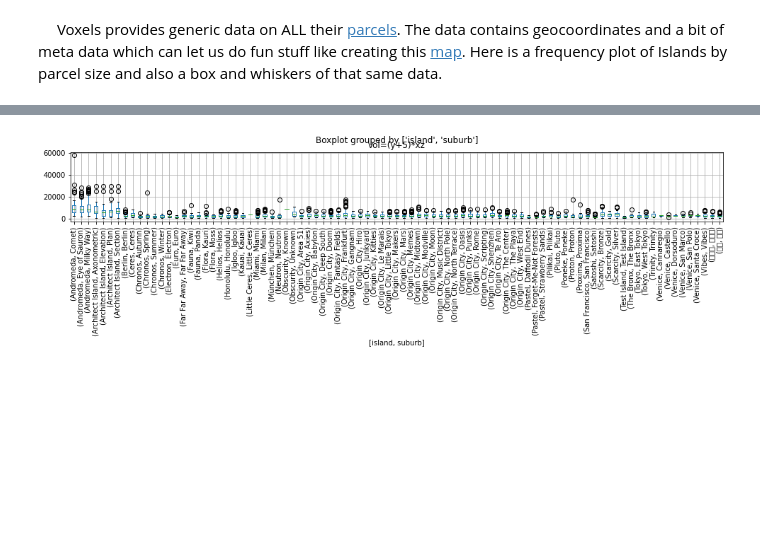
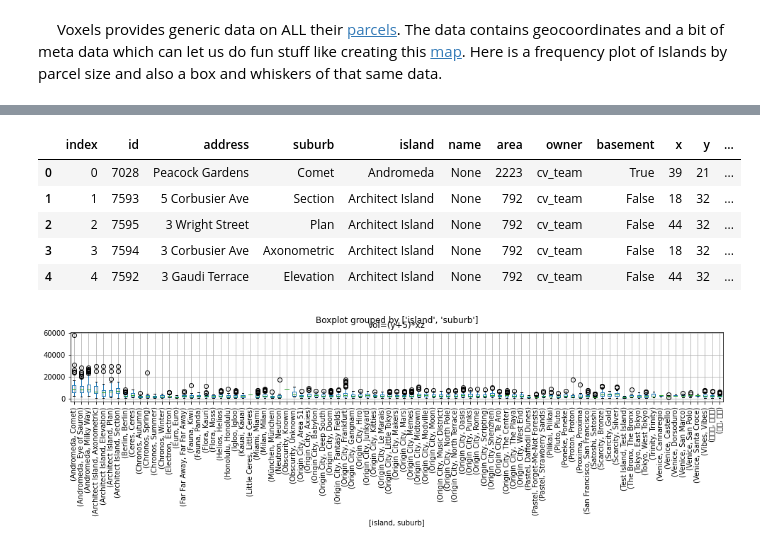
Before and after one commit to 3Diot/3Diot.github.io, a Jupyter notebook: blog/notebooks/002_Parcels.ipynb, the cells around one changed output, grey strips where cells are left out. Drawn from its saved outputs; the diff is of its cells as text; code cells hidden in the pictures; blank space fills up the shorter version.

```diff
--- a/blog/notebooks/002_Parcels.ipynb
+++ b/blog/notebooks/002_Parcels.ipynb
@@ -45,12 +55,21 @@ parcels.head(1)
 # %%
 #hide
 rdf = parcels.copy() #parcels[['id', 'name', 'island','suburb','area','height', 'owner_name']].copy()
 rdf['vol=xyz'] = rdf['y'] * rdf['area']
 rdf['vol=(y+5)*xz'] = (rdf['y'] +5) * rdf['area']
-rdf = rdf.sort_values('vol=(y+5)*xz', ascending=False)
+rdf = rdf.sort_values('vol=xyz', ascending=False)
+rdf = rdf.reset_index(drop=True)
 rdf = rdf.reset_index()
 # rdf = rdf[rdf['owner_name'] != 'crvox.eth']
 # rdf = rdf[rdf['owner_name'] != 'bnolan']
+rdf.head()
+# %% [output]
+|  | index | id | address | suburb | island | name | area | owner | basement | x | y | ... |
+| 0 | 0 | 7028 | Peacock Gardens | Comet | Andromeda | None | 2223 | cv_team | True | 39 | 21 | ... |
+| 1 | 1 | 7593 | 5 Corbusier Ave | Section | Architect Island | None | 792 | cv_team | False | 18 | 32 | ... |
+| 2 | 2 | 7595 | 3 Wright Street | Plan | Architect Island | None | 792 | cv_team | False | 44 | 32 | ... |
+| 3 | 3 | 7594 | 3 Corbusier Ave | Axonometric | Architect Island | None | 792 | cv_team | False | 18 | 32 | ... |
+| 4 | 4 | 7592 | 3 Gaudi Terrace | Elevation | Architect Island | None | 792 | cv_team | False | 44 | 32 | ... |
 # %%
 #hide_input
 import matplotlib.pyplot as plt
```
Also changed, not shown: parts of 2 cells of this notebook, 1 other file.
